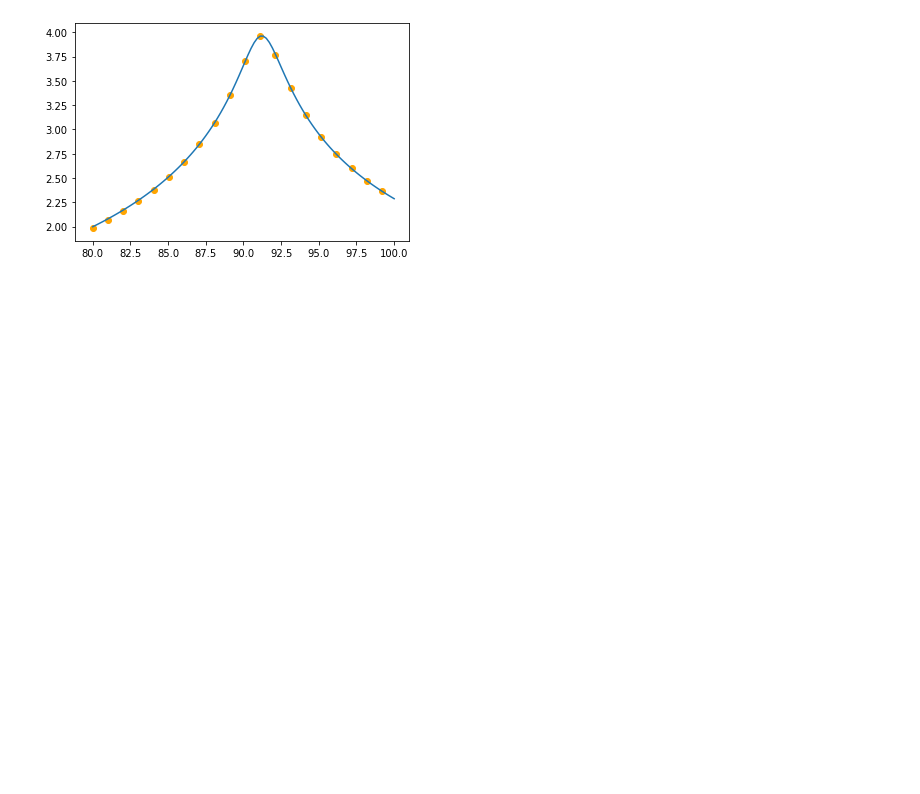
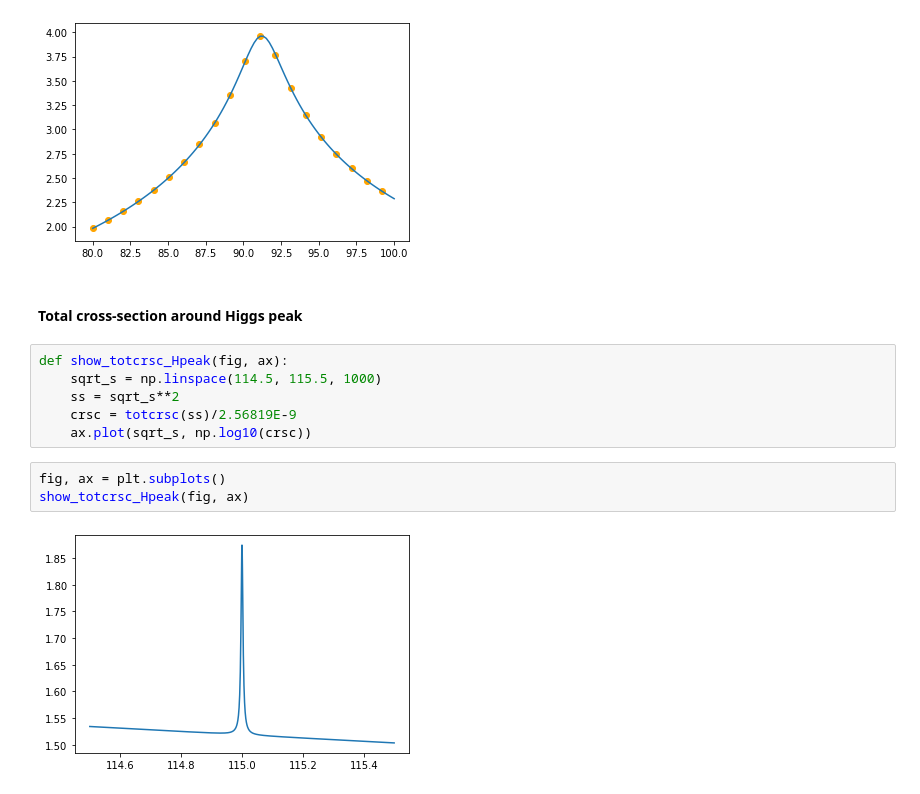
Before and after one commit to vindex10/rbpp-projects, a Jupyter notebook: project1/visualize.ipynb, the cells around one changed output. Cells and saved outputs as stored; diff of their text form; blank space fills up the shorter version.

```diff
--- a/project1/visualize.ipynb
+++ b/project1/visualize.ipynb
@@ -182,3 +182,16 @@ fig, ax = plt.subplots()
 show_totcrsc_Zpeak(fig, ax)
 # %% [output]
 [figure]
+# %% [markdown]
+#### Total cross-section around Higgs peak
+# %%
+def show_totcrsc_Hpeak(fig, ax):
+    sqrt_s = np.linspace(114.5, 115.5, 1000)
+    ss = sqrt_s**2
+    crsc = totcrsc(ss)/2.56819E-9
+    ax.plot(sqrt_s, np.log10(crsc))
+# %%
+fig, ax = plt.subplots()
+show_totcrsc_Hpeak(fig, ax)
+# %% [output]
+[figure, added]
```
Also changed, not shown: parts of 7 cells of this notebook, 2 other files.
